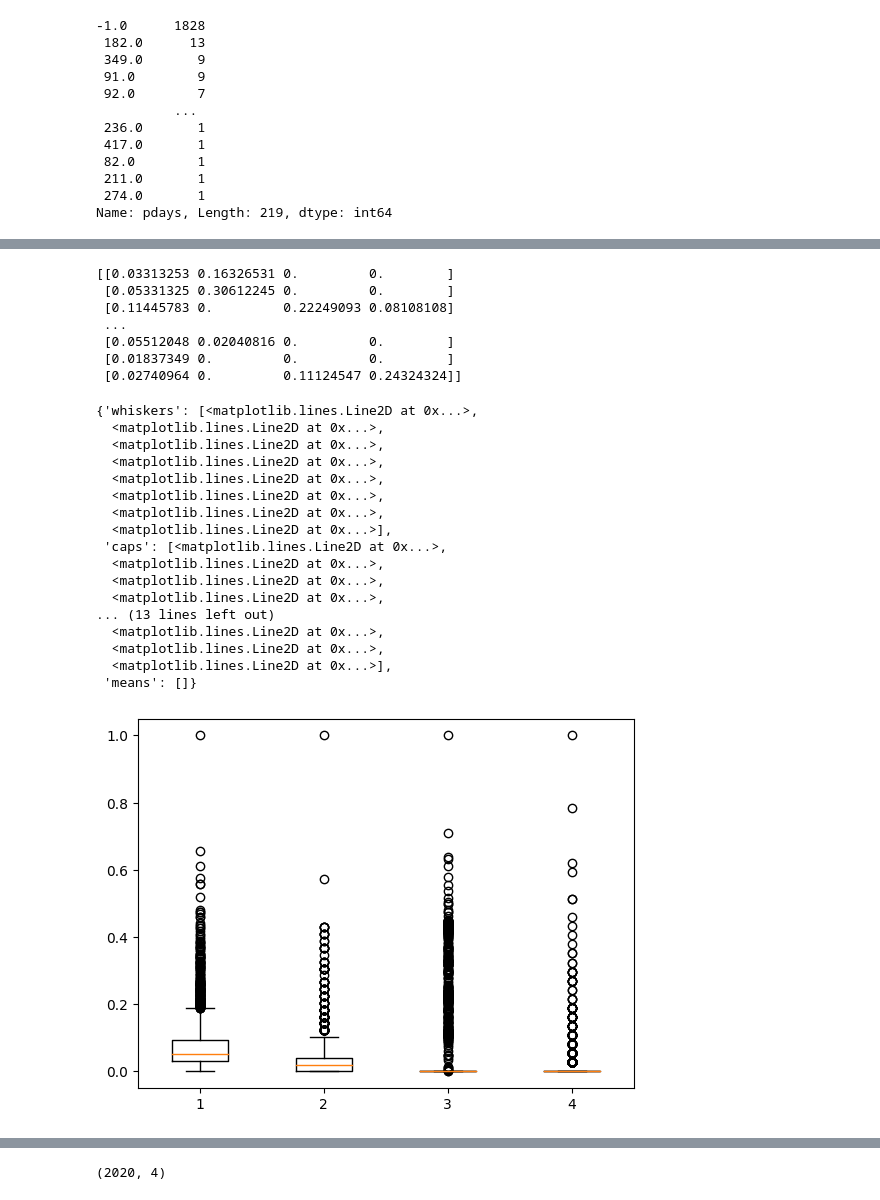
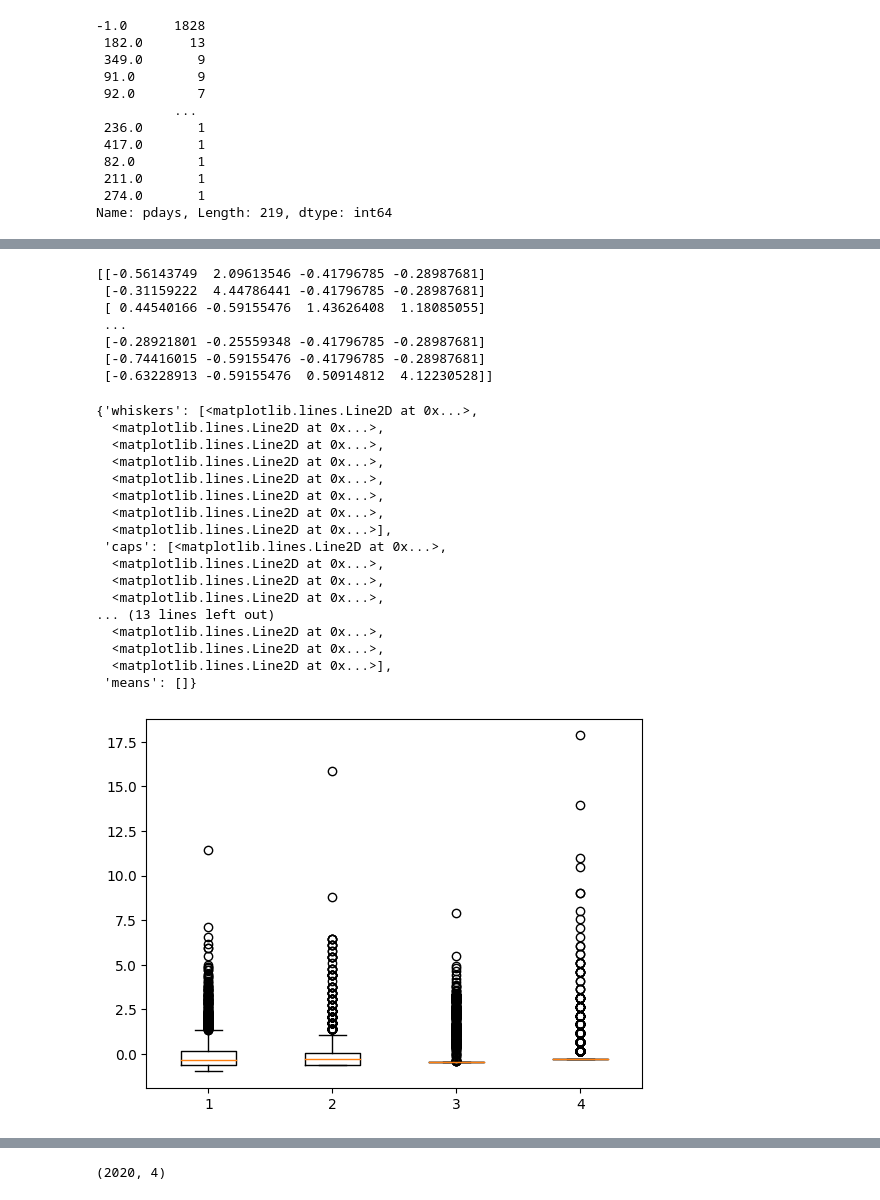
Before and after one commit to ankitajaswal/Cmpe255, a Jupyter notebook: HW2/Part2/HW 2 Part 2 - PCA and Clustering.ipynb, the cells around one changed output, grey strips where cells are left out. Saved outputs shown, nothing was run; the diff lists cells and outputs as text; code cells hidden in the pictures.

```diff
--- a/HW2/Part2/HW 2 Part 2 - PCA and Clustering.ipynb
+++ b/HW2/Part2/HW 2 Part 2 - PCA and Clustering.ipynb
@@ -155,37 +155,37 @@ Name: previous, dtype: int64
 # %%
 from matplotlib import pyplot as plt
 import numpy as np
-from sklearn.preprocessing import MinMaxScaler
+from sklearn.preprocessing import StandardScaler, MinMaxScaler
 
-scaler = MinMaxScaler()
+scaler = StandardScaler()
 
 scaled_data = scaler.fit_transform(bank_new)
 print(scaled_data)
 plt.boxplot(scaled_data)
 # %% [output]
-[[0.03313253 0.16326531 0.         0.        ]
- [0.05331325 0.30612245 0.         0.        ]
- [0.11445783 0.         0.22249093 0.08108108]
+[[-0.56143749  2.09613546 -0.41796785 -0.28987681]
+ [-0.31159222  4.44786441 -0.41796785 -0.28987681]
+ [ 0.44540166 -0.59155476  1.43626408  1.18085055]
  ...
- [0.05512048 0.02040816 0.         0.        ]
- [0.01837349 0.         0.         0.        ]
- [0.02740964 0.         0.11124547 0.24324324]]
+ [-0.28921801 -0.25559348 -0.41796785 -0.28987681]
+ [-0.74416015 -0.59155476 -0.41796785 -0.28987681]
+ [-0.63228913 -0.59155476  0.50914812  4.12230528]]
 {'whiskers': [<matplotlib.lines.Line2D at 0x...>,
   <matplotlib.lines.Line2D at 0x...>,
   <matplotlib.lines.Line2D at 0x...>,
   <matplotlib.lines.Line2D at 0x...>,
   <matplotlib.lines.Line2D at 0x...>,
   <matplotlib.lines.Line2D at 0x...>,
   <matplotlib.lines.Line2D at 0x...>,
   <matplotlib.lines.Line2D at 0x...>],
  'caps': [<matplotlib.lines.Line2D at 0x...>,
   <matplotlib.lines.Line2D at 0x...>,
   <matplotlib.lines.Line2D at 0x...>,
   <matplotlib.lines.Line2D at 0x...>,
 ... (13 lines left out)
   <matplotlib.lines.Line2D at 0x...>,
   <matplotlib.lines.Line2D at 0x...>,
   <matplotlib.lines.Line2D at 0x...>],
  'means': []}
-[figure, old version]
+[figure, new version]
 # %%
```
Also changed, not shown: parts of 12 cells of this notebook.
